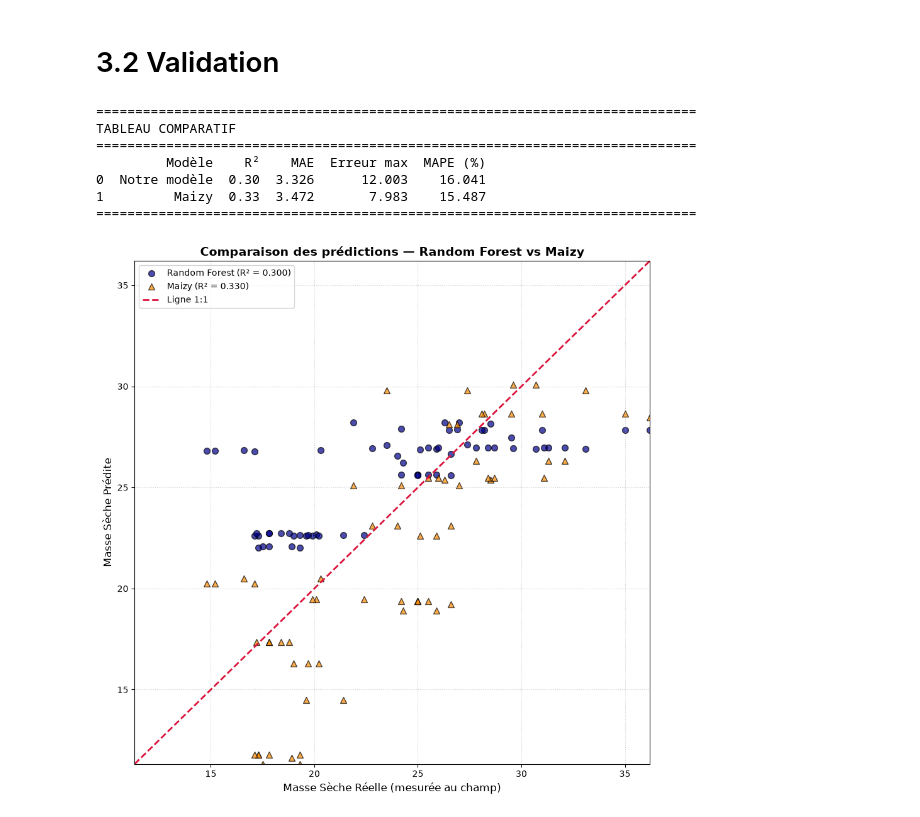
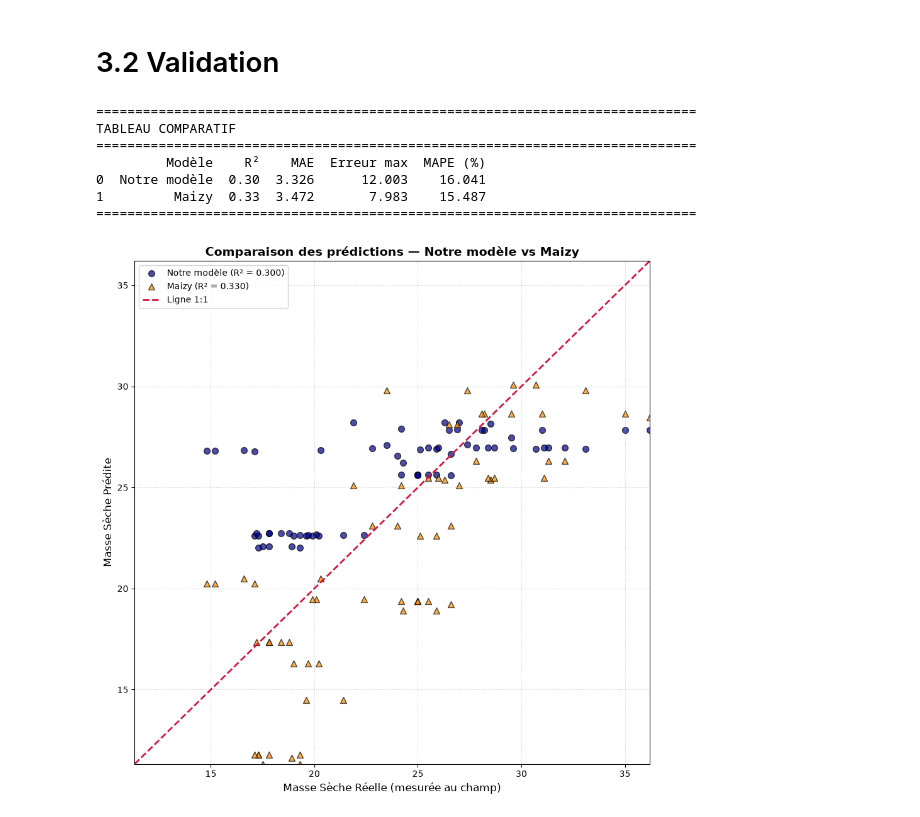
Before and after one commit to samulational/abelio-test-tech, a Jupyter notebook: notebook.ipynb, the cells around one changed output. Cells and saved outputs as stored; diff of their text form; code cells hidden in the pictures.

```diff
--- a/notebook.ipynb
+++ b/notebook.ipynb
@@ -712,7 +712,7 @@ plt.scatter(
     alpha=0.7,
     edgecolors="k",
     s=50,
-    label=f"Random Forest (R² = {r2_rf:.3f})"
+    label=f"Notre modèle (R² = {r2_rf:.3f})"
 )
 
 # Maizy
@@ -738,32 +738,32 @@ plt.plot(
     lims,
     color="crimson",
     linestyle="--",
     linewidth=2,
     label="Ligne 1:1"
 )
 
 plt.xlim(lims)
 plt.ylim(lims)
 
 plt.xlabel("Masse Sèche Réelle (mesurée au champ)", fontsize=12)
 plt.ylabel("Masse Sèche Prédite", fontsize=12)
 
 plt.title(
-    "Comparaison des prédictions — Random Forest vs Maizy",
+    "Comparaison des prédictions — Notre modèle vs Maizy",
     fontsize=14,
     weight="bold"
 )
 
 plt.grid(True, linestyle=":", alpha=0.6)
 plt.legend()
 plt.tight_layout()
 plt.show()
 # %% [output]
 =============================================================================
 TABLEAU COMPARATIF
 =============================================================================
          Modèle    R²    MAE  Erreur max  MAPE (%)
 0  Notre modèle  0.30  3.326      12.003    16.041
 1         Maizy  0.33  3.472       7.983    15.487
 =============================================================================
-[figure, old version]
+[figure, new version]
```
Also changed, not shown: parts of 2 cells of this notebook.
